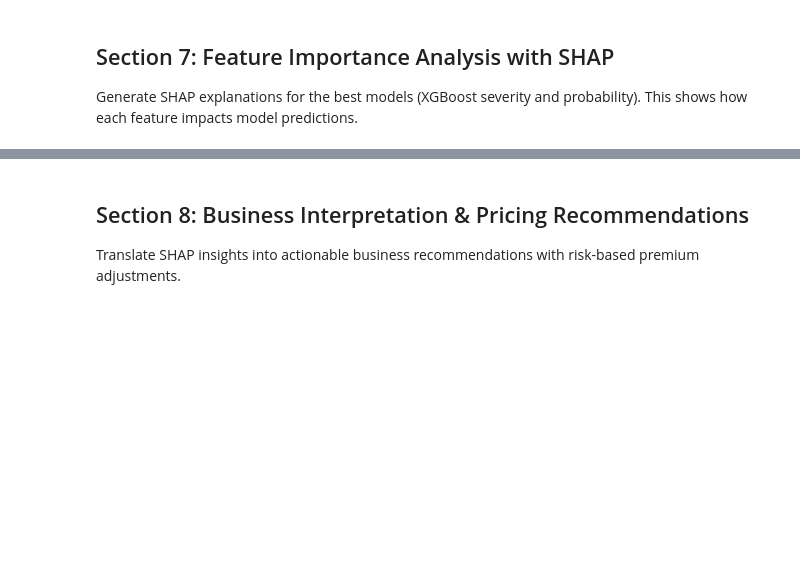
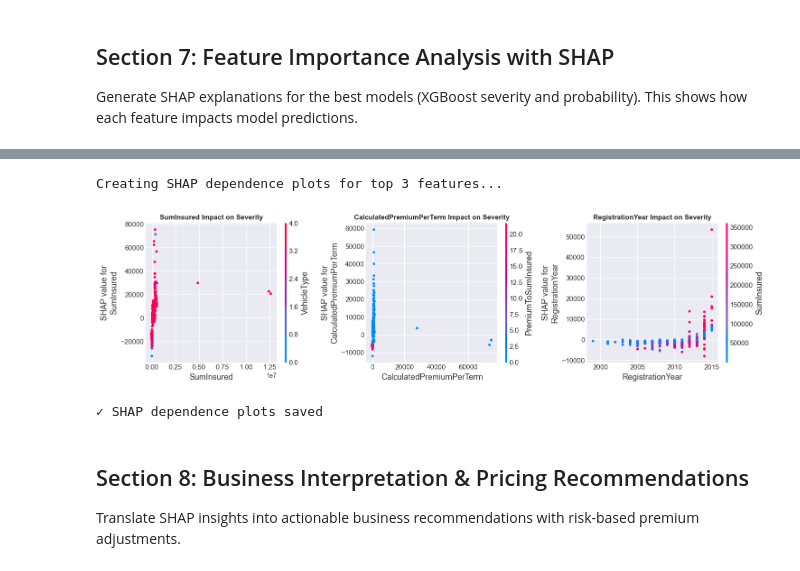
Before and after one commit to fevasni/insurance-risk-analytics, a Jupyter notebook: notebooks/task4_modeling.ipynb, the cells around one changed output, grey strips where cells are left out. Drawn from its saved outputs; the diff is of its cells as text; code cells hidden in the pictures; blank space fills up the shorter version.

Commit message:
gathering plots

```diff
--- a/notebooks/task4_modeling.ipynb
+++ b/notebooks/task4_modeling.ipynb
@@ -93,10 +119,19 @@ df['PremiumToSumInsured'] = df['TotalPremium'] / (df['SumInsured'] + 1)
 df['PremiumToSumInsured'] = df['PremiumToSumInsured'].fillna(0)
 
 # 4. Vehicle Modification Flag
-df['IsModifiedVehicle'] = (df['CustomValueEstimate'] > 0).astype(int)
+# 4. Vehicle Modification Flag (Safe Check)
+if 'CustomValueEstimate' in df.columns:
+    df['IsModifiedVehicle'] = (df['CustomValueEstimate'] > 0).astype(int)
+else:
+    df['IsModifiedVehicle'] = 0  # Default to 0 if the column isn't there
+    print("Note: 'CustomValueEstimate' not found. Set 'IsModifiedVehicle' to 0.")
 
 # 5. Fleet Vehicle Flag
-df['HasFleet'] = (df['NumberOfVehiclesInFleet'] > 1).astype(int)
+if 'NumberOfVehiclesInFleet' in df.columns:
+    df['HasFleet'] = (df['NumberOfVehiclesInFleet'] > 1).astype(int)
+else:
+    df['HasFleet'] = 0
+    print("Note: 'NumberOfVehiclesInFleet' missing. Initialized 'HasFleet' as 0.")
 
 # 6. Claim Binary Indicator (target for probability model)
 df['HasClaim'] = (df['TotalClaims'] > 0).astype(int)
@@ -552,28 +750,33 @@ print("✓ SHAP summary plots saved")
 # %%
 # SHAP Dependence Plots for Top 3 Features
 print("Creating SHAP dependence plots for top 3 features...")
 
 top_3_features = shap_importance_severity.head(3)['Feature'].tolist()
 feature_indices = [all_features.index(f) for f in top_3_features]
 
 fig, axes = plt.subplots(1, 3, figsize=(15, 4))
 
 for idx, (feature, feature_idx) in enumerate(zip(top_3_features, feature_indices)):
     plt.sca(axes[idx])
     shap.dependence_plot(
         feature_idx,
         shap_values_severity,
         X_sample_sev,
         feature_names=all_features,
+        ax=axes[idx],
         show=False
     )
     axes[idx].set_title(f'{feature} Impact on Severity', fontsize=11, fontweight='bold')
 
 plt.tight_layout()
 plt.savefig('../results/shap_dependence_plots.png', dpi=300, bbox_inches='tight')
 plt.show()
 
 print("✓ SHAP dependence plots saved")
+# %% [output]
+Creating SHAP dependence plots for top 3 features...
+[figure, added]
+✓ SHAP dependence plots saved
 # %% [markdown]
 ## Section 8: Business Interpretation & Pricing Recommendations
 Translate SHAP insights into actionable business recommendations with risk-based premium adjustments.
```
Also changed, not shown: parts of 21 cells of this notebook, 6 other files.
